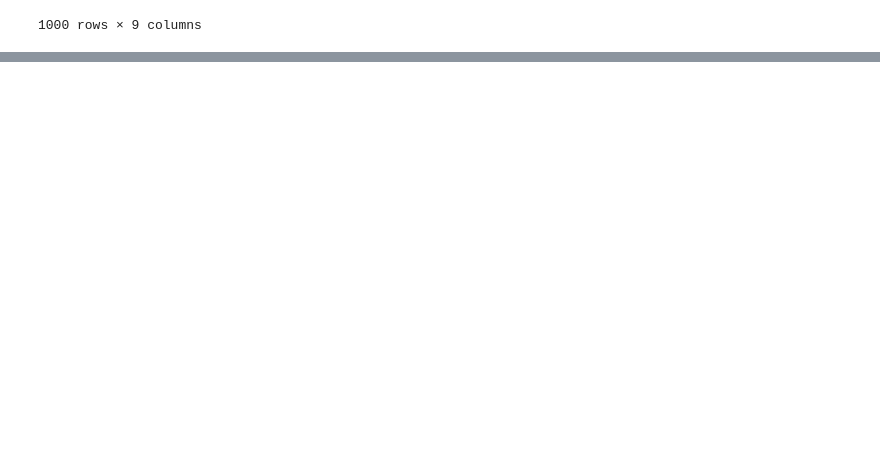
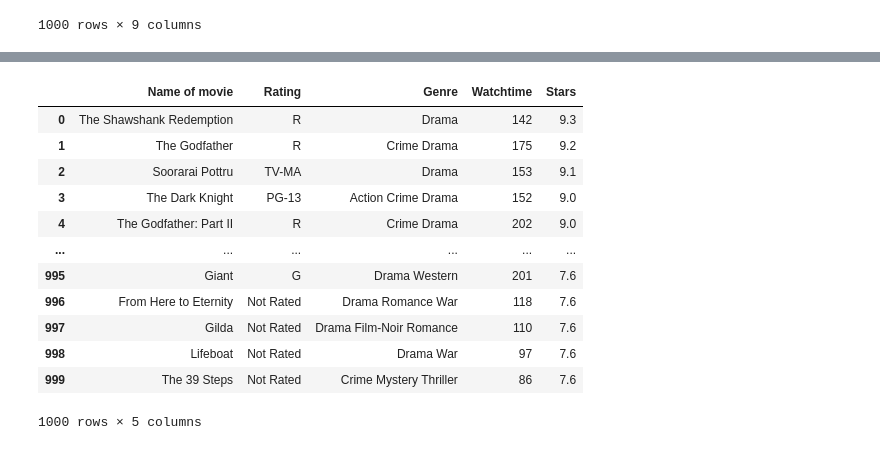
Before and after one commit to Aytijha/Caramel_Popcorn, a Jupyter notebook: EDA.ipynb, the cells around one changed output, grey strips where cells are left out. Saved outputs shown, nothing was run; the diff lists cells and outputs as text; code cells hidden in the pictures; blank space fills up the shorter version.

Commit message:
dataframes segregated

```diff
--- a/EDA.ipynb
+++ b/EDA.ipynb
@@ -93,0 +255,17 @@ movie_df
+# %%
+numeric_stars_df = movie_df[['Name of movie', 'Rating', 'Genre', 'Watchtime', 'Stars']]
+numeric_stars_df
+# %% [output]
+|  | Name of movie | Rating | Genre | Watchtime | Stars |
+| 0 | The Shawshank Redemption | R | Drama | 142 | 9.3 |
+| 1 | The Godfather | R | Crime Drama | 175 | 9.2 |
+| 2 | Soorarai Pottru | TV-MA | Drama | 153 | 9.1 |
+| 3 | The Dark Knight | PG-13 | Action Crime Drama | 152 | 9.0 |
+| 4 | The Godfather: Part II | R | Crime Drama | 202 | 9.0 |
+| ... | ... | ... | ... | ... | ... |
+| 995 | Giant | G | Drama Western | 201 | 7.6 |
+| 996 | From Here to Eternity | Not Rated | Drama Romance War | 118 | 7.6 |
+| 997 | Gilda | Not Rated | Drama Film-Noir Romance | 110 | 7.6 |
+| 998 | Lifeboat | Not Rated | Drama War | 97 | 7.6 |
+| 999 | The 39 Steps | Not Rated | Crime Mystery Thriller | 86 | 7.6 |
+1000 rows × 5 columns
```
Also changed, not shown: parts of 14 cells of this notebook.
